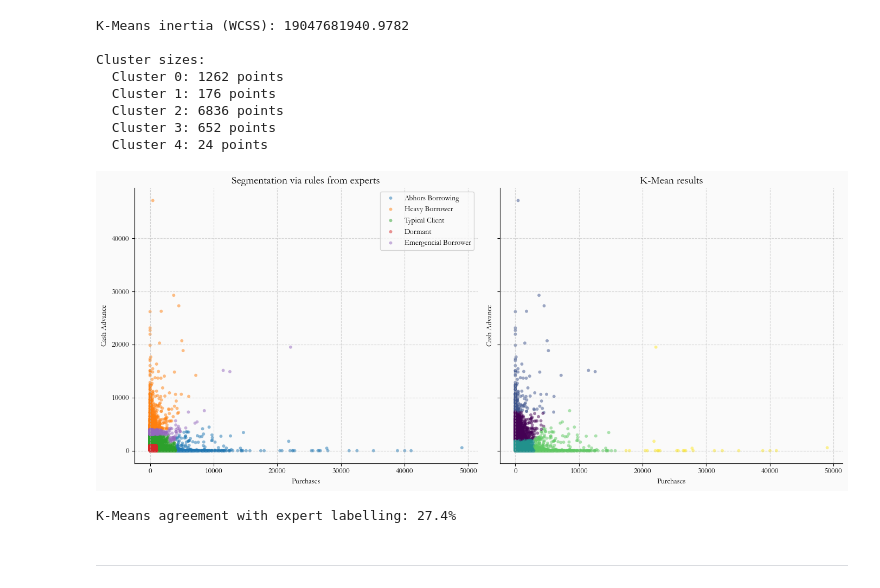
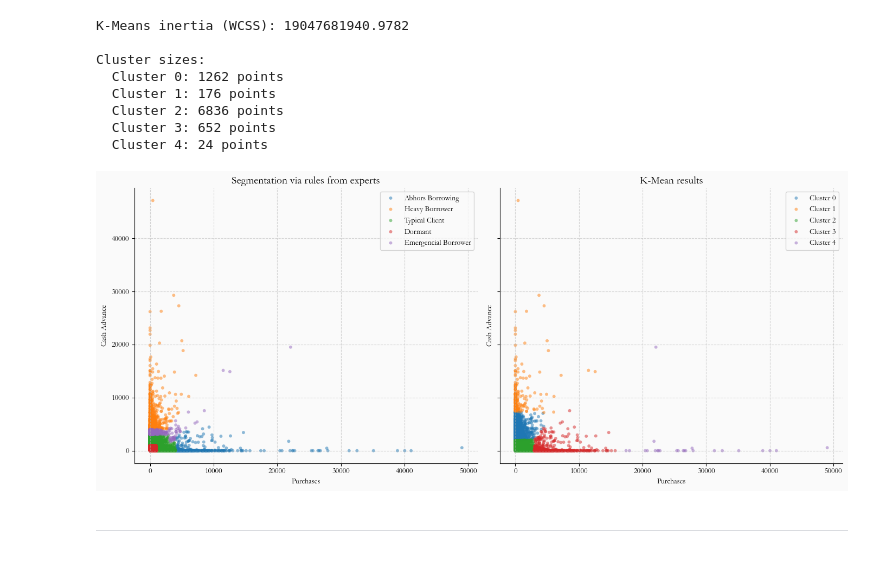
Before and after one commit to RafVale/AI-Course-Project, a Jupyter notebook: Fuzzy Clustering Project.ipynb, the cells around one changed output. Drawn from its saved outputs; the diff is of its cells as text; code cells hidden in the pictures.

```diff
--- a/Fuzzy Clustering Project.ipynb
+++ b/Fuzzy Clustering Project.ipynb
@@ -204,36 +205,35 @@ Cluster sizes:
   Cluster 3: 652 points
   Cluster 4: 24 points
 # %%
-# Compare K-Means assignment against the true gender labels
+# Compare K-Means assignment against the expert defined 'truth'
 fig, axes = plt.subplots(1, 2, figsize=(14, 6), sharex=True, sharey=True)
 
 # Panel A: ground-truth gender
 for cls in range(N_CENTERS):
     mask = y_true == cls
     axes[0].scatter(X[mask, 0], X[mask, 1], s=18, edgecolor='none', alpha=0.5,
                      label=target_names[cls])
 axes[0].set_title('Segmentation via rules from experts', fontsize=14)
 axes[0].set_xlabel('Purchases')
 axes[0].set_ylabel('Cash Advance')
 axes[0].grid(True, linestyle='--', alpha=0.5)
 axes[0].legend()
 
 # Panel B: K-Means hard assignment
-axes[1].scatter(X[:, 0], X[:, 1], c=km_labels, s=18, edgecolor='none', alpha=0.5)
+for cls in range(N_CENTERS):
+    mask = km_labels == cls
+    axes[1].scatter(X[mask, 0], X[mask, 1], s=18, edgecolor='none', alpha=0.5,
+                     label=f'Cluster {cls}')
 axes[1].set_title('K-Mean results', fontsize=14)
 axes[1].set_xlabel('Purchases')
 axes[1].set_ylabel('Cash Advance')
 axes[1].grid(True, linestyle='--', alpha=0.5)
+axes[1].legend()
 
 plt.tight_layout()
 plt.show()
-
-# Quick agreement check against ground truth (clusters may be swapped vs labels)
-agreement = max((km_labels == y_true).mean(), (km_labels == 1 - y_true).mean())
-print(f"K-Means agreement with expert labelling: {agreement:.1%}")
 # %% [output]
-[figure, old version]
+[figure, new version]
-K-Means agreement with expert labelling: 27.4%
 # %% [markdown]
 ___
 # %% [markdown]
```
Also changed, not shown: parts of 11 cells of this notebook, 6 other files.
